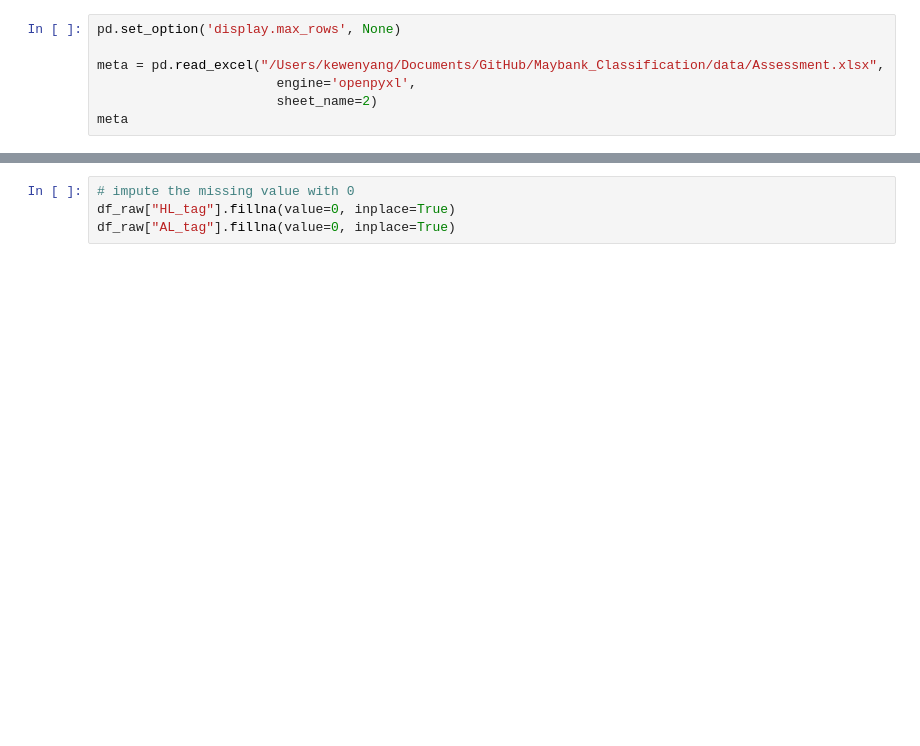
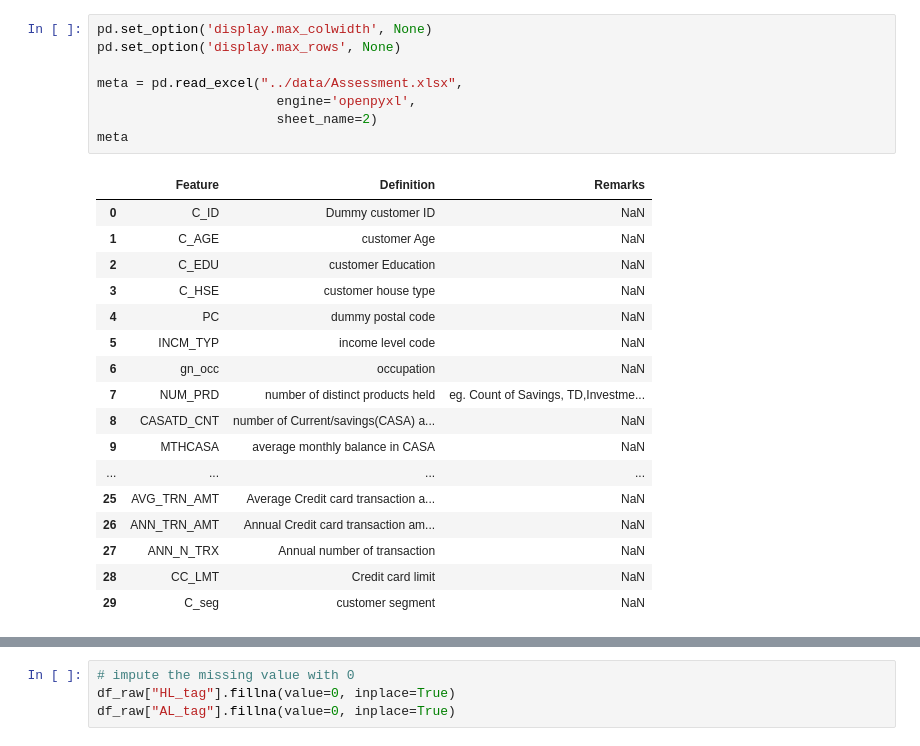
Before and after one commit to yang0369/Maybank_Classification, a Jupyter notebook: analysis/experiment_xgboost.ipynb, the cells around one changed output, grey strips where cells are left out. Drawn from its saved outputs; the diff is of its cells as text; blank space fills up the shorter version.

```diff
--- a/analysis/experiment_xgboost.ipynb
+++ b/analysis/experiment_xgboost.ipynb
@@ -39,8 +56,27 @@ task
 # %%
+pd.set_option('display.max_colwidth', None)
 pd.set_option('display.max_rows', None)
 
-meta = pd.read_excel("/Users/kewenyang/Documents/GitHub/Maybank_Classification/data/Assessment.xlsx",
+meta = pd.read_excel("../data/Assessment.xlsx",
                        engine='openpyxl',
                        sheet_name=2)
 meta
+# %% [output]
+|  | Feature | Definition | Remarks |
+| 0 | C_ID | Dummy customer ID | NaN |
+| 1 | C_AGE | customer Age | NaN |
+| 2 | C_EDU | customer Education | NaN |
+| 3 | C_HSE | customer house type | NaN |
+| 4 | PC | dummy postal code | NaN |
+| 5 | INCM_TYP | income level code | NaN |
+| 6 | gn_occ | occupation | NaN |
+| 7 | NUM_PRD | number of distinct products held | eg. Count of Savings, TD,Investme... |
+| 8 | CASATD_CNT | number of Current/savings(CASA) a... | NaN |
+| 9 | MTHCASA | average monthly balance in CASA | NaN |
+| ... | ... | ... | ... |
+| 25 | AVG_TRN_AMT | Average Credit card transaction a... | NaN |
+| 26 | ANN_TRN_AMT | Annual Credit card transaction am... | NaN |
+| 27 | ANN_N_TRX | Annual number of transaction | NaN |
+| 28 | CC_LMT | Credit card limit | NaN |
+| 29 | C_seg | customer segment | NaN |
 # %%
```
Also changed, not shown: parts of 54 cells of this notebook, 2 other files.
